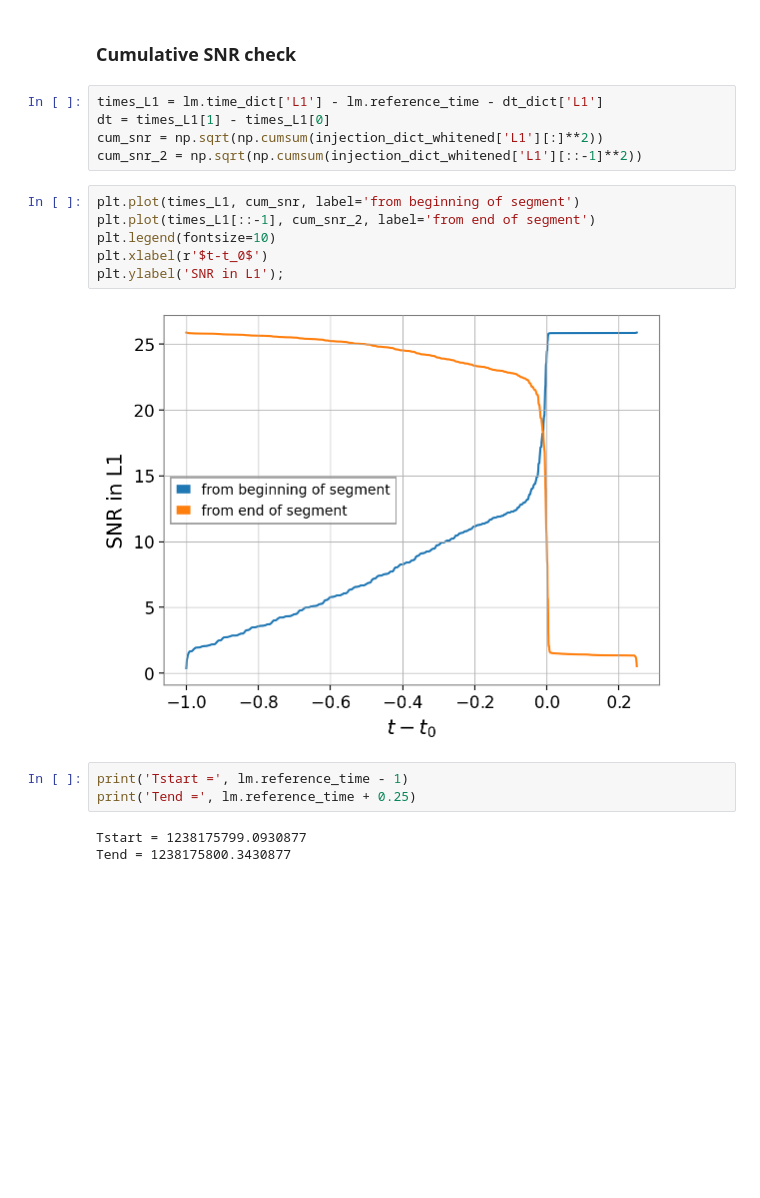
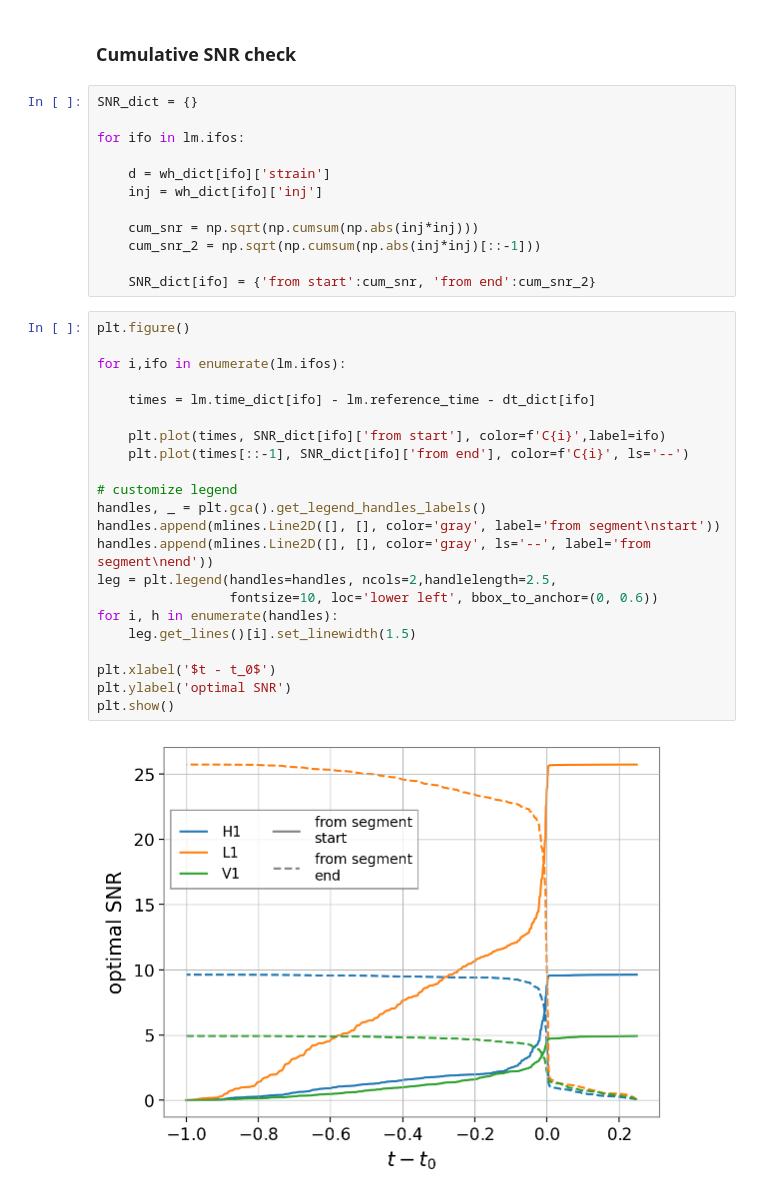
Before and after one commit to simonajmiller/tdinf, a Jupyter notebook: review/fiducial_BBH_IMRPhenomXPHM/plot_inputs.ipynb, the cells around one changed output. Saved outputs shown, nothing was run; the diff lists cells and outputs as text; blank space fills up the shorter version.

```diff
--- a/review/fiducial_BBH_IMRPhenomXPHM/plot_inputs.ipynb
+++ b/review/fiducial_BBH_IMRPhenomXPHM/plot_inputs.ipynb
@@ -169,21 +132,38 @@ for i, ifo in enumerate(lm.ifos):
 # %% [markdown]
 ### Cumulative SNR check
-# %%
-times_L1 = lm.time_dict['L1'] - lm.reference_time - dt_dict['L1']
-dt = times_L1[1] - times_L1[0]
-cum_snr = np.sqrt(np.cumsum(injection_dict_whitened['L1'][:]**2))
-cum_snr_2 = np.sqrt(np.cumsum(injection_dict_whitened['L1'][::-1]**2))
-# %%
-plt.plot(times_L1, cum_snr, label='from beginning of segment')
-plt.plot(times_L1[::-1], cum_snr_2, label='from end of segment')
-plt.legend(fontsize=10)
-plt.xlabel(r'$t-t_0$')
-plt.ylabel('SNR in L1');
-# %% [output]
-[figure, removed]
-# %%
-print('Tstart =', lm.reference_time - 1)
-print('Tend =', lm.reference_time + 0.25)
-# %% [output]
-Tstart = 1238175799.0930877
-Tend = 1238175800.3430877
+# %%
+SNR_dict = {}
+
+for ifo in lm.ifos:
+
+    d = wh_dict[ifo]['strain']
+    inj = wh_dict[ifo]['inj']
+
+    cum_snr = np.sqrt(np.cumsum(np.abs(inj*inj)))
+    cum_snr_2 = np.sqrt(np.cumsum(np.abs(inj*inj)[::-1]))
+
+    SNR_dict[ifo] = {'from start':cum_snr, 'from end':cum_snr_2}
+# %%
+plt.figure()
+
+for i,ifo in enumerate(lm.ifos):
+
+    times = lm.time_dict[ifo] - lm.reference_time - dt_dict[ifo]
+
+    plt.plot(times, SNR_dict[ifo]['from start'], color=f'C{i}',label=ifo)
+    plt.plot(times[::-1], SNR_dict[ifo]['from end'], color=f'C{i}', ls='--')
+
+# customize legend
+handles, _ = plt.gca().get_legend_handles_labels()
+handles.append(mlines.Line2D([], [], color='gray', label='from segment\nstart'))
+handles.append(mlines.Line2D([], [], color='gray', ls='--', label='from segment\nend'))
+leg = plt.legend(handles=handles, ncols=2,handlelength=2.5,
+                 fontsize=10, loc='lower left', bbox_to_anchor=(0, 0.6))
+for i, h in enumerate(handles):
+    leg.get_lines()[i].set_linewidth(1.5)
+
+plt.xlabel('$t - t_0$')
+plt.ylabel('optimal SNR')
+plt.show()
+# %% [output]
+[figure, added]
```
Also changed, not shown: parts of 10 cells of this notebook, 7 other files.
